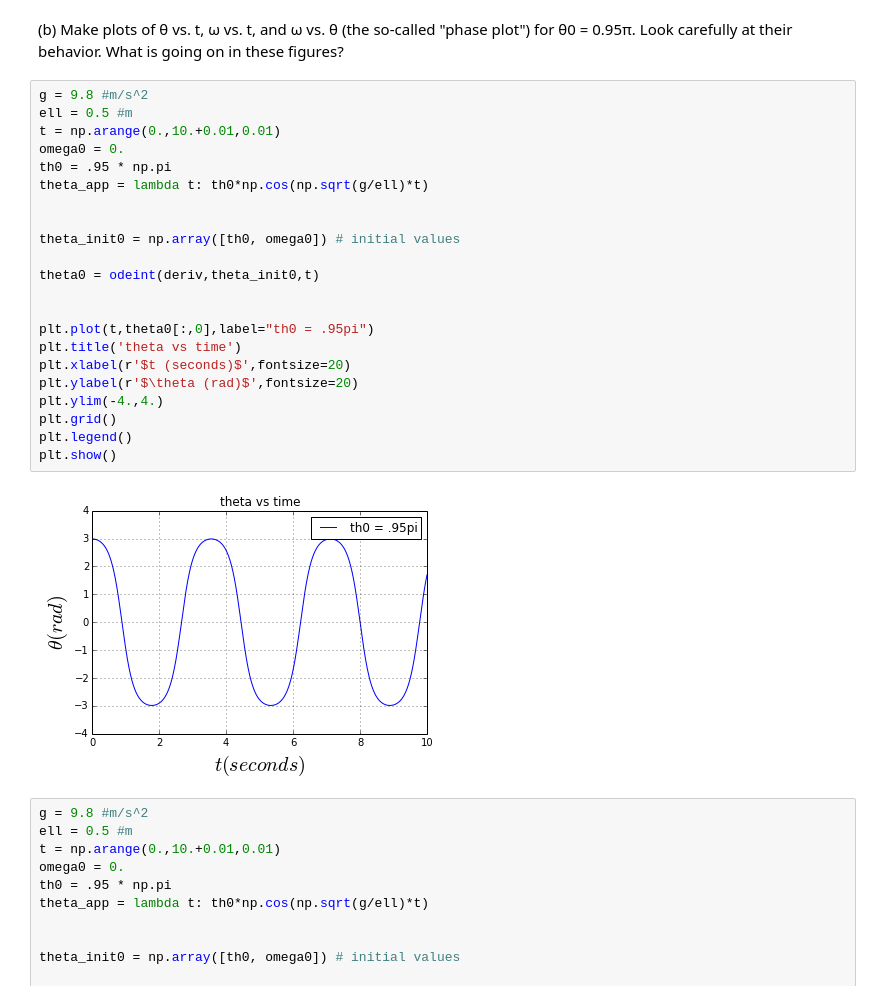
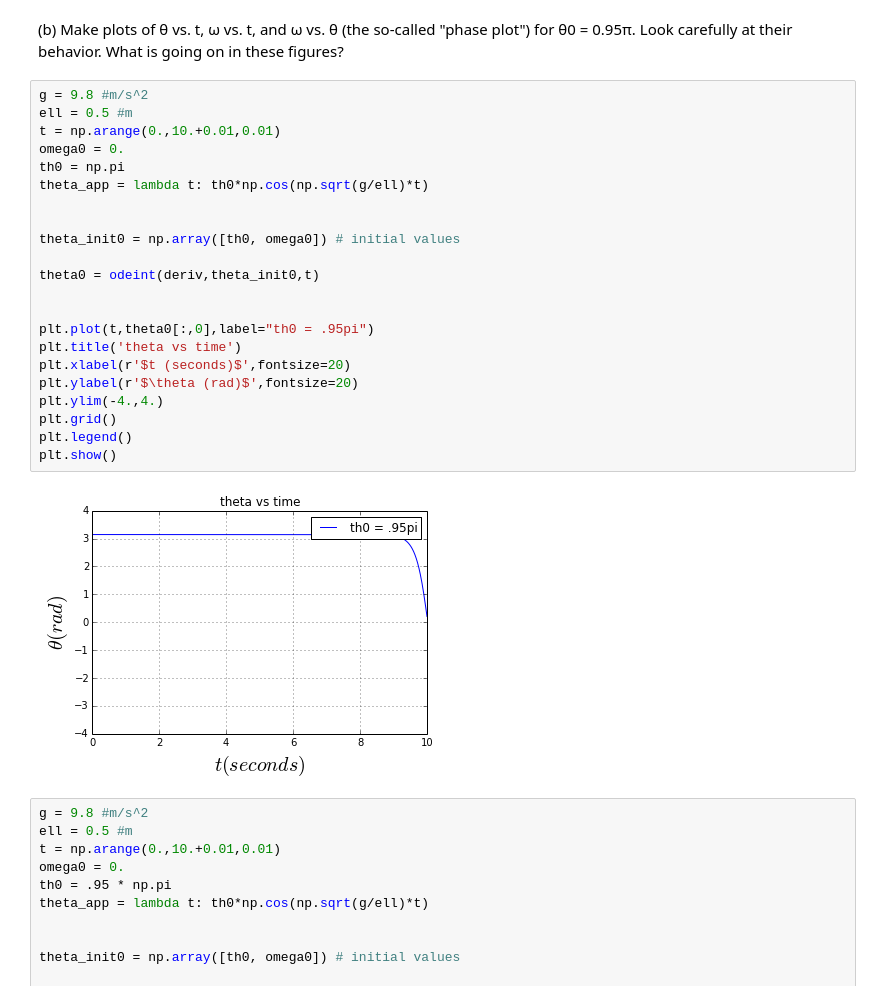
Before and after one commit to lhorowit/PHYS202-S14, a Jupyter notebook: SciPy/ODEExercises.ipynb, the cells around one changed output. Drawn from its saved outputs; the diff is of its cells as text.

```diff
--- a/SciPy/ODEExercises.ipynb
+++ b/SciPy/ODEExercises.ipynb
@@ -74,27 +74,27 @@ plt.show()
 # %%
 g = 9.8 #m/s^2
 ell = 0.5 #m
 t = np.arange(0.,10.+0.01,0.01)
 omega0 = 0.
-th0 = .95 * np.pi
+th0 = np.pi
 theta_app = lambda t: th0*np.cos(np.sqrt(g/ell)*t)
 
 
 theta_init0 = np.array([th0, omega0]) # initial values
 
 theta0 = odeint(deriv,theta_init0,t)
 
 
 plt.plot(t,theta0[:,0],label="th0 = .95pi")
 plt.title('theta vs time')
 plt.xlabel(r'$t (seconds)$',fontsize=20)
 plt.ylabel(r'$\theta (rad)$',fontsize=20)
 plt.ylim(-4.,4.)
 plt.grid()
 plt.legend()
 plt.show()
 # %% [output]
-[figure, old version]
+[figure, new version]
 # %%
 g = 9.8 #m/s^2
 ell = 0.5 #m
```
Also changed, not shown: parts of 13 cells of this notebook, 2 other files.
